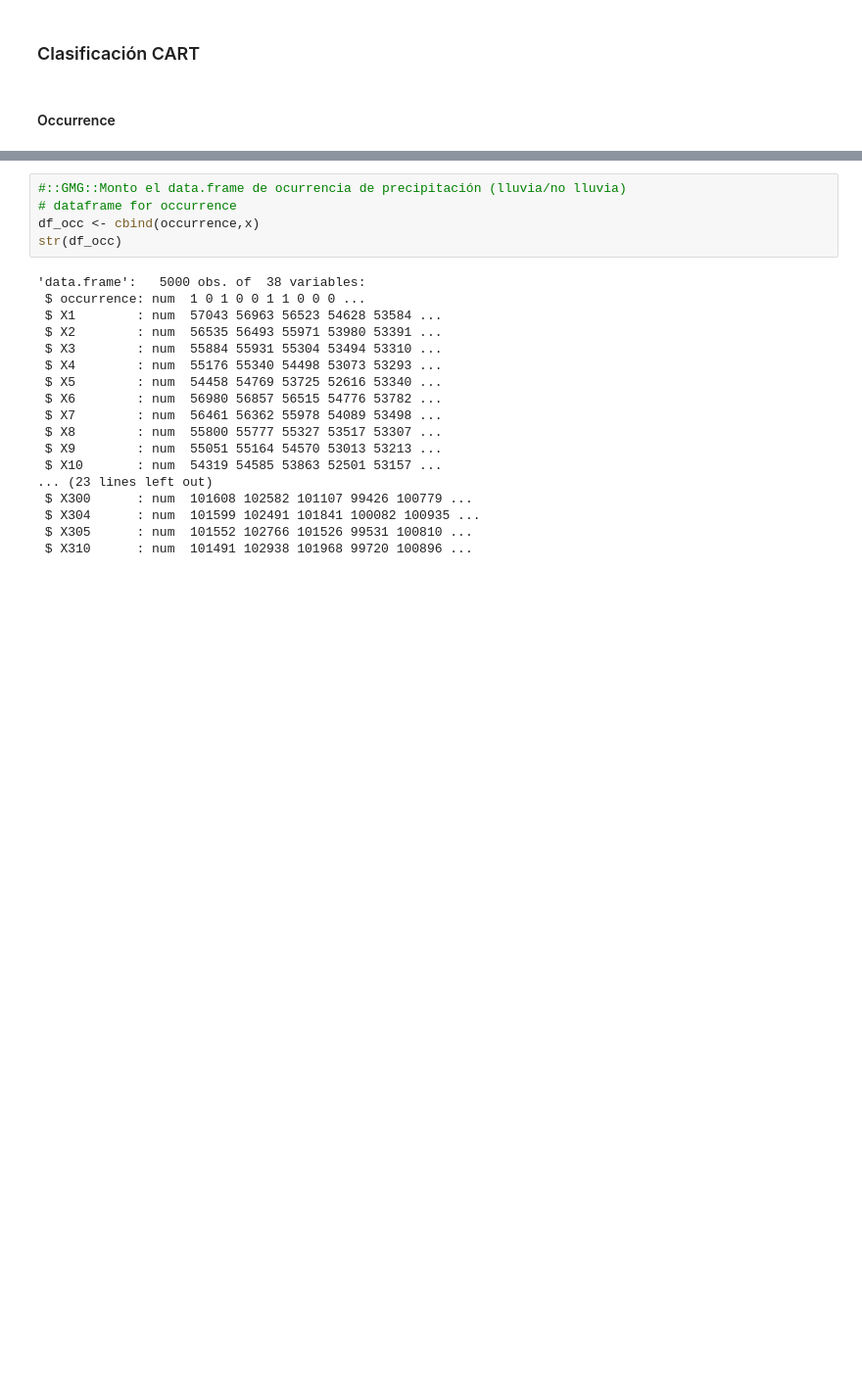
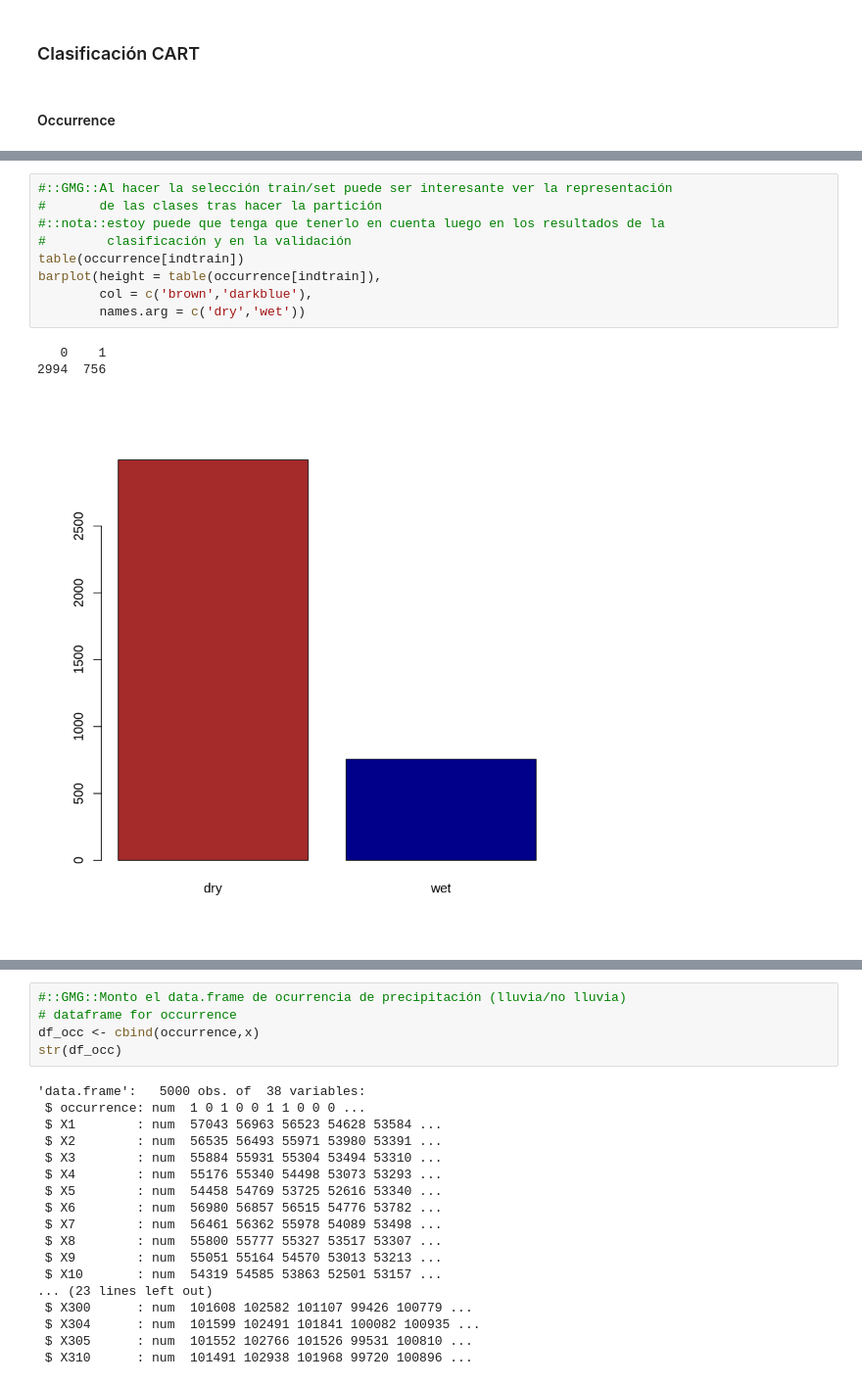
Before and after one commit to yerartdev/uc-m1966-datamining, a Jupyter notebook: d3/S17-T03_LAB_IntercomparisonTechniques.ipynb, the cells around one changed output, grey strips where cells are left out. Shown at 98% size. Saved outputs shown, nothing was run; the diff lists cells and outputs as text; blank space fills up the shorter version.

```diff
--- a/d3/S17-T03_LAB_IntercomparisonTechniques.ipynb
+++ b/d3/S17-T03_LAB_IntercomparisonTechniques.ipynb
@@ -141,0 +161,13 @@ str(occurrence)
+# %%
+#::GMG::Al hacer la selección train/set puede ser interesante ver la representación
+#       de las clases tras hacer la partición
+#::nota::estoy puede que tenga que tenerlo en cuenta luego en los resultados de la
+#        clasificación y en la validación
+table(occurrence[indtrain])
+barplot(height = table(occurrence[indtrain]),
+        col = c('brown','darkblue'),
+        names.arg = c('dry','wet'))
+# %% [output]
+   0    1
+2994  756
+[figure, added]
```
Also changed, not shown: parts of 22 cells of this notebook.
